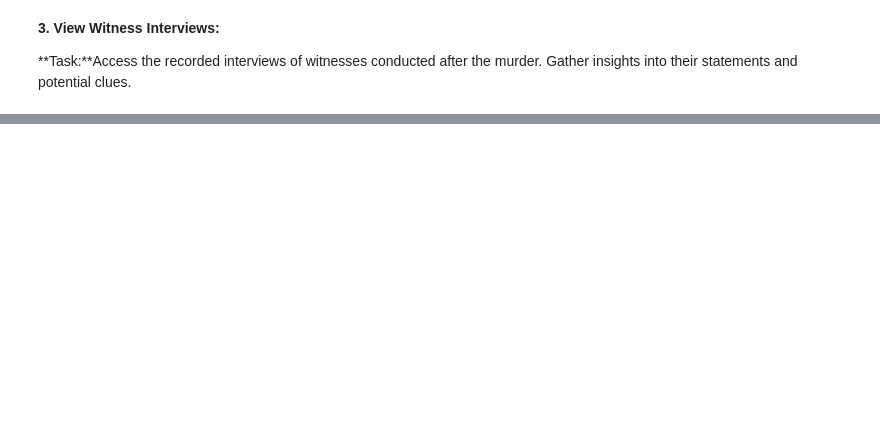
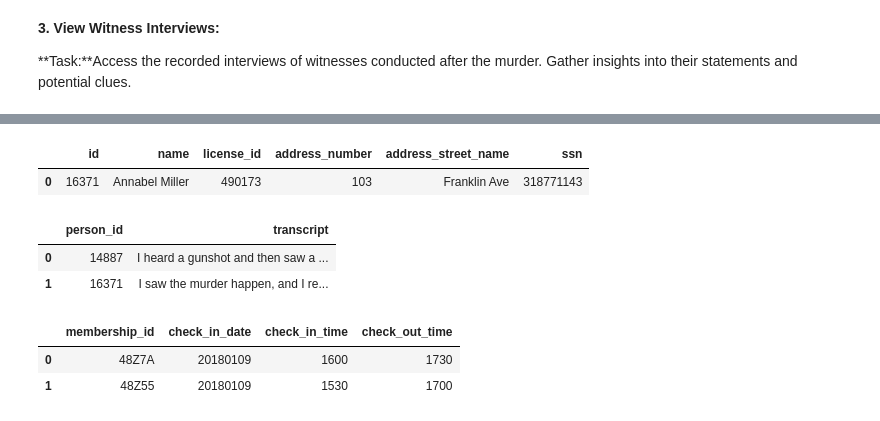
Before and after one commit to NitheeshMS/SQL-Murder-Mystery-, a Jupyter notebook: Murder_Mystry_Solved.ipynb, the cells around one changed output, grey strips where cells are left out. Saved outputs shown, nothing was run; the diff lists cells and outputs as text; code cells hidden in the pictures; blank space fills up the shorter version.

```diff
--- a/Murder_Mystry_Solved.ipynb
+++ b/Murder_Mystry_Solved.ipynb
@@ -10563,0 +72,45 @@ Intern
+# %%
+# Create a cursor object to execute SQL queries
+cursor = conn.cursor()
+
+# SQL query to retrieve witness interviews
+query = """
+    SELECT *
+    FROM person
+    WHERE name like '%Annabel%' AND address_street_name = "Franklin Ave";
+    """
+pd.read_sql_query(query,conn)
+# %% [output]
+|  | id | name | license_id | address_number | address_street_name | ssn |
+| 0 | 16371 | Annabel Miller | 490173 | 103 | Franklin Ave | 318771143 |
+# %%
+# Create a cursor object to execute SQL queries
+cursor = conn.cursor()
+
+# SQL query to retrieve witness interviews
+query = """
+    SELECT *
+    FROM interview
+    WHERE person_id = 14887 OR person_id = 16371;
+    """
+pd.read_sql_query(query,conn)
+# %% [output]
+|  | person_id | transcript |
+| 0 | 14887 | I heard a gunshot and then saw a ... |
+| 1 | 16371 | I saw the murder happen, and I re... |
+# %%
+# Create a cursor object to execute SQL queries
+cursor = conn.cursor()
+
+# SQL query to retrieve witness interviews
+query = """
+    SELECT *
+    FROM get_fit_now_check_in
+    WHERE membership_id Like "%48Z%" AND check_in_date = 20180109
+    ORDER BY check_in_date;
+    """
+pd.read_sql_query(query,conn)
+# %% [output]
+|  | membership_id | check_in_date | check_in_time | check_out_time |
+| 0 | 48Z7A | 20180109 | 1600 | 1730 |
+| 1 | 48Z55 | 20180109 | 1530 | 1700 |
```
Also changed, not shown: parts of 31 cells of this notebook.
